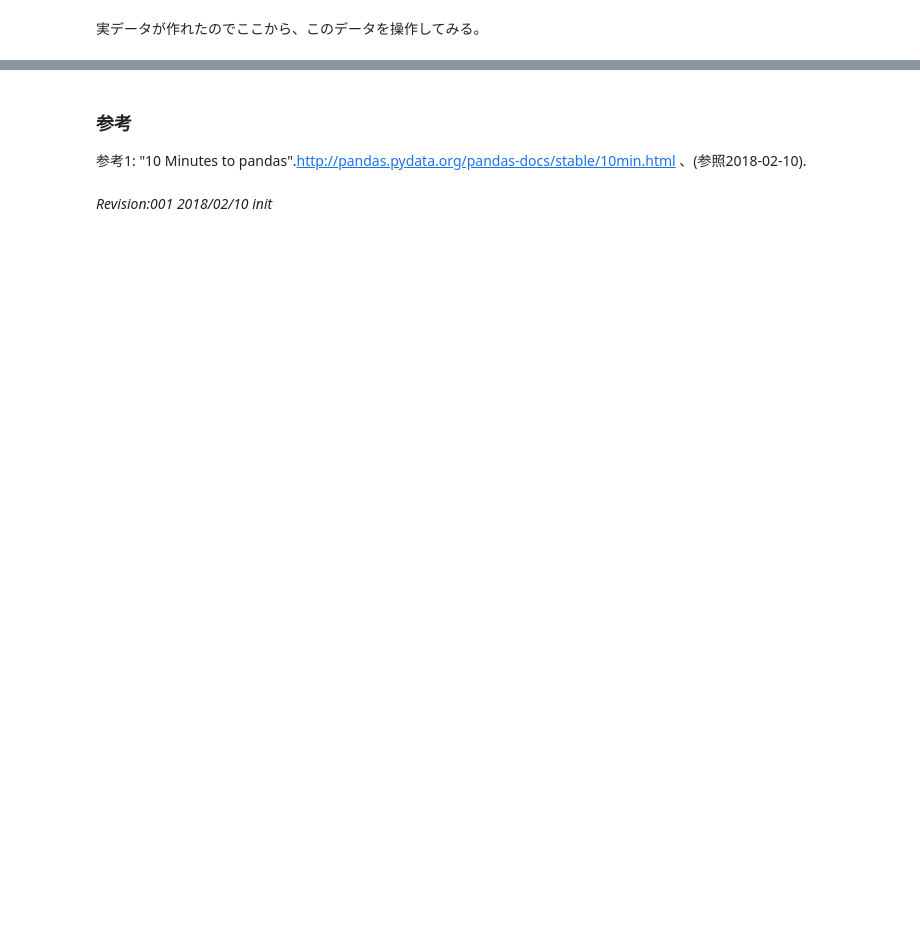
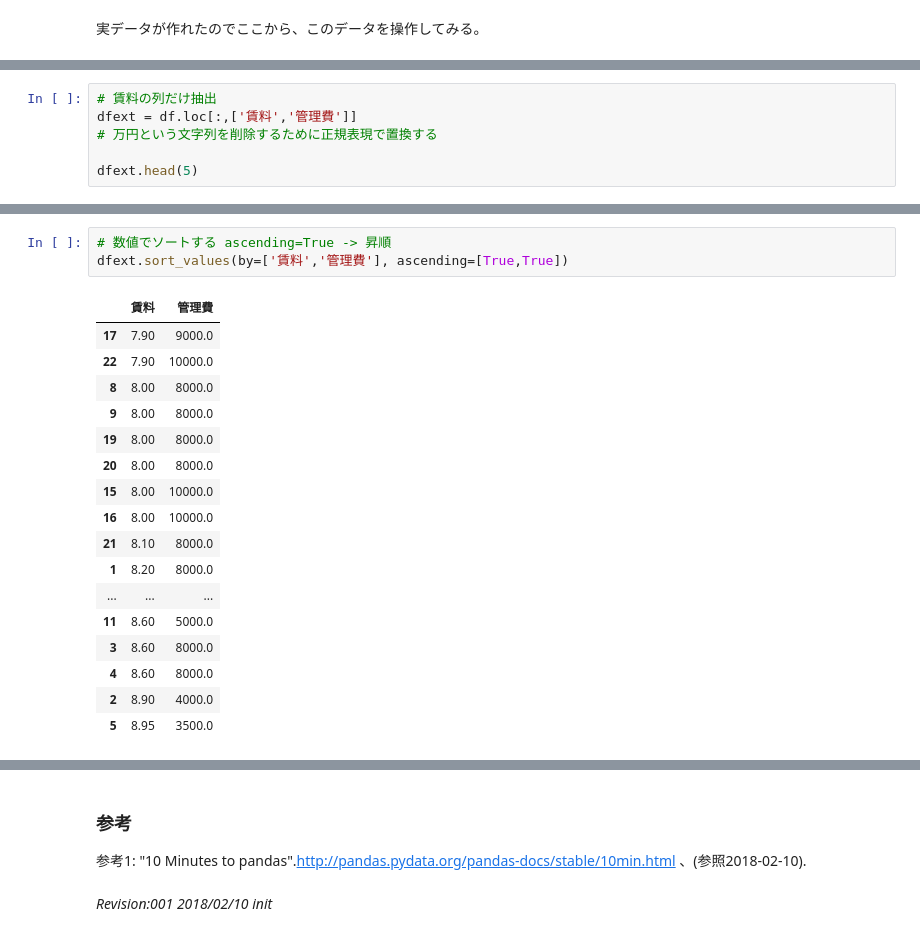
Before and after one commit to t-akazawa/statistics, a Jupyter notebook: pandas_1.ipynb, the cells around one changed output, grey strips where cells are left out. Saved outputs shown, nothing was run; the diff lists cells and outputs as text; blank space fills up the shorter version.

```diff
--- a/pandas_1.ipynb
+++ b/pandas_1.ipynb
@@ -381,0 +398,6 @@ pd.DataFrame.from_items( item )
+# %%
+# 賃料の列だけ抽出
+dfext = df.loc[:,['賃料','管理費']]
+# 万円という文字列を削除するために正規表現で置換する
+
+dfext.head(5)
@@ -381,0 +419,21 @@ pd.DataFrame.from_items( item )
+# %%
+# 数値でソートする ascending=True -> 昇順
+dfext.sort_values(by=['賃料','管理費'], ascending=[True,True])
+# %% [output]
+|  | 賃料 | 管理費 |
+| 17 | 7.90 | 9000.0 |
+| 22 | 7.90 | 10000.0 |
+| 8 | 8.00 | 8000.0 |
+| 9 | 8.00 | 8000.0 |
+| 19 | 8.00 | 8000.0 |
+| 20 | 8.00 | 8000.0 |
+| 15 | 8.00 | 10000.0 |
+| 16 | 8.00 | 10000.0 |
+| 21 | 8.10 | 8000.0 |
+| 1 | 8.20 | 8000.0 |
+| ... | ... | ... |
+| 11 | 8.60 | 5000.0 |
+| 3 | 8.60 | 8000.0 |
+| 4 | 8.60 | 8000.0 |
+| 2 | 8.90 | 4000.0 |
+| 5 | 8.95 | 3500.0 |
```
Also changed, not shown: parts of 15 cells of this notebook.
